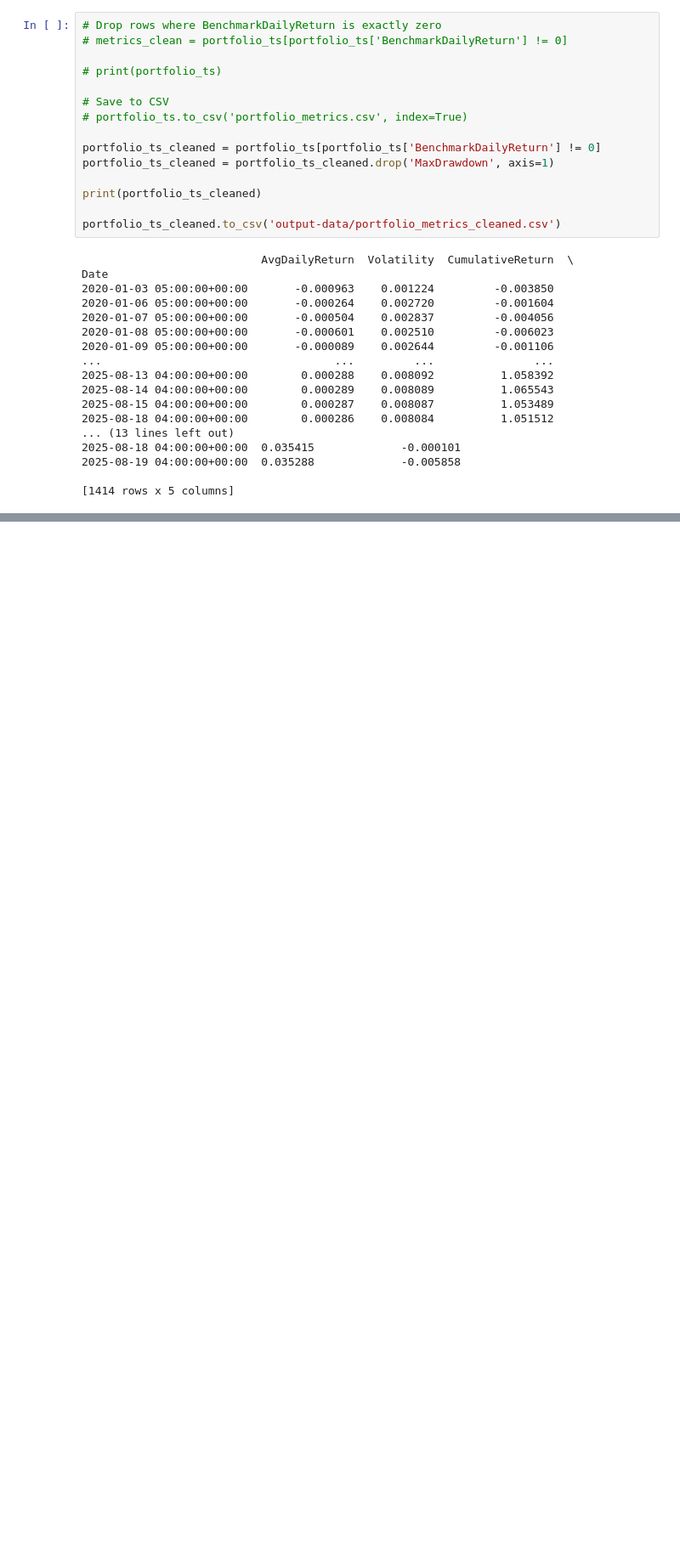
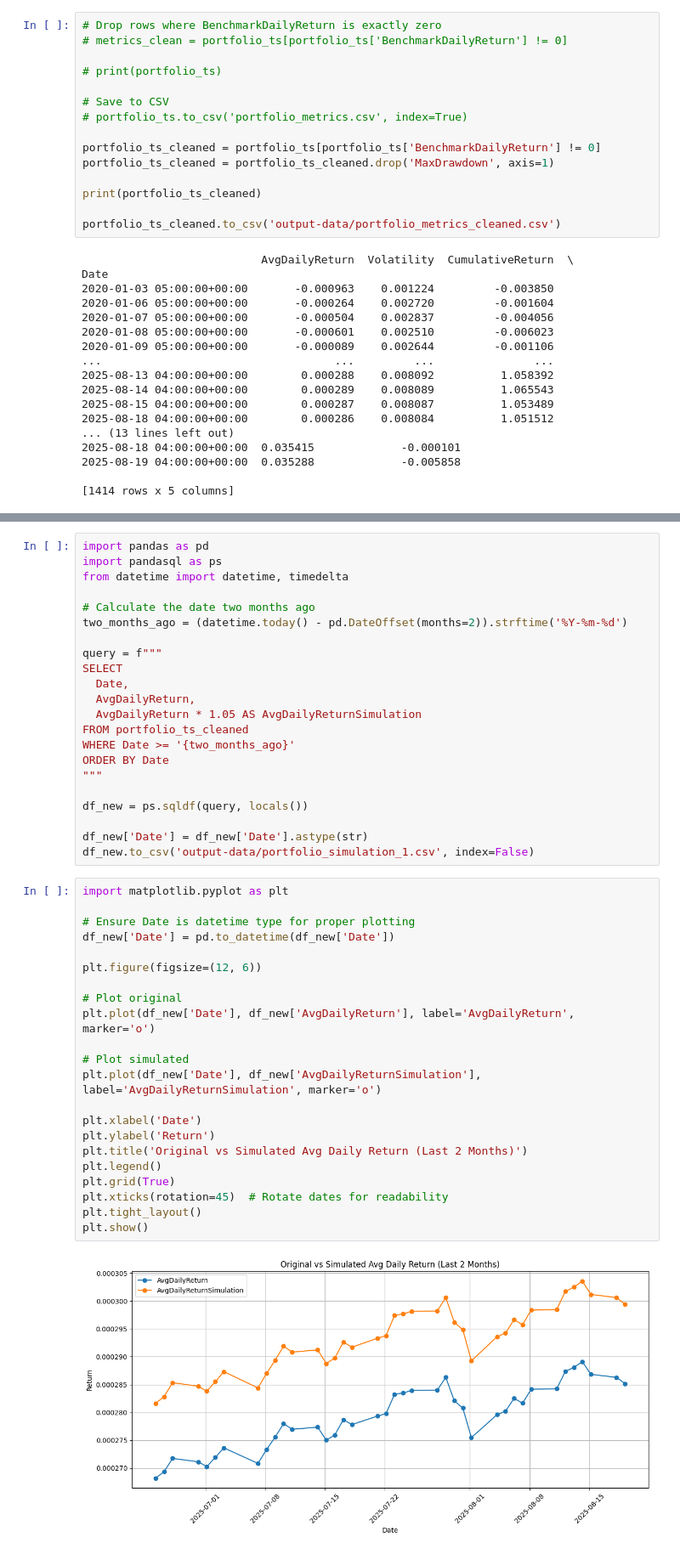
Before and after one commit to yusuf-s-ahmed/Financial-Portfolio-Analysis, a Jupyter notebook: portfolio_analysis.ipynb, the cells around one changed output, grey strips where cells are left out. Shown: that part at 85% size. Drawn from its saved outputs; the diff is of its cells as text; blank space fills up the shorter version.

```diff
--- a/portfolio_analysis.ipynb
+++ b/portfolio_analysis.ipynb
@@ -435,0 +788,46 @@ oil_data.to_csv('output-data/crude_oil_data.csv')
+# %%
+import pandas as pd
+import pandasql as ps
+from datetime import datetime, timedelta
+
+# Calculate the date two months ago
+two_months_ago = (datetime.today() - pd.DateOffset(months=2)).strftime('%Y-%m-%d')
+
+query = f"""
+SELECT
+  Date,
+  AvgDailyReturn,
+  AvgDailyReturn * 1.05 AS AvgDailyReturnSimulation
+FROM portfolio_ts_cleaned
+WHERE Date >= '{two_months_ago}'
+ORDER BY Date
+"""
+
+df_new = ps.sqldf(query, locals())
+
+df_new['Date'] = df_new['Date'].astype(str)
+df_new.to_csv('output-data/portfolio_simulation_1.csv', index=False)
+# %%
+import matplotlib.pyplot as plt
+
+# Ensure Date is datetime type for proper plotting
+df_new['Date'] = pd.to_datetime(df_new['Date'])
+
+plt.figure(figsize=(12, 6))
+
+# Plot original
+plt.plot(df_new['Date'], df_new['AvgDailyReturn'], label='AvgDailyReturn', marker='o')
+
+# Plot simulated
+plt.plot(df_new['Date'], df_new['AvgDailyReturnSimulation'], label='AvgDailyReturnSimulation', marker='o')
+
+plt.xlabel('Date')
+plt.ylabel('Return')
+plt.title('Original vs Simulated Avg Daily Return (Last 2 Months)')
+plt.legend()
+plt.grid(True)
+plt.xticks(rotation=45)  # Rotate dates for readability
+plt.tight_layout()
+plt.show()
+# %% [output]
+[figure, added]
```
Also changed, not shown: parts of 28 cells of this notebook, 35 other files.
